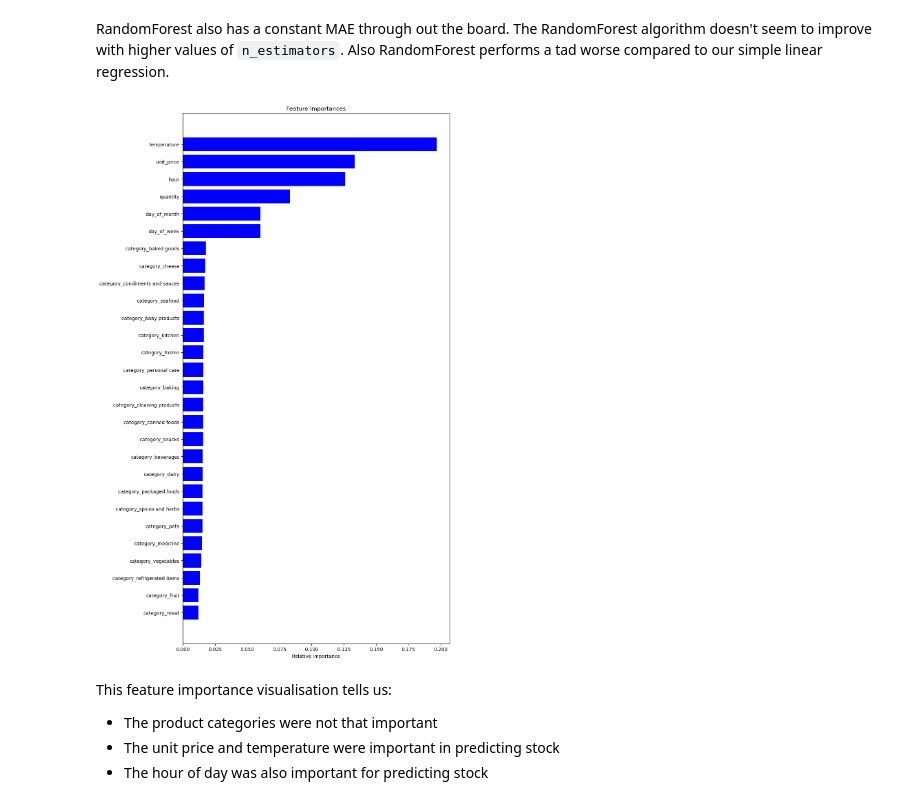
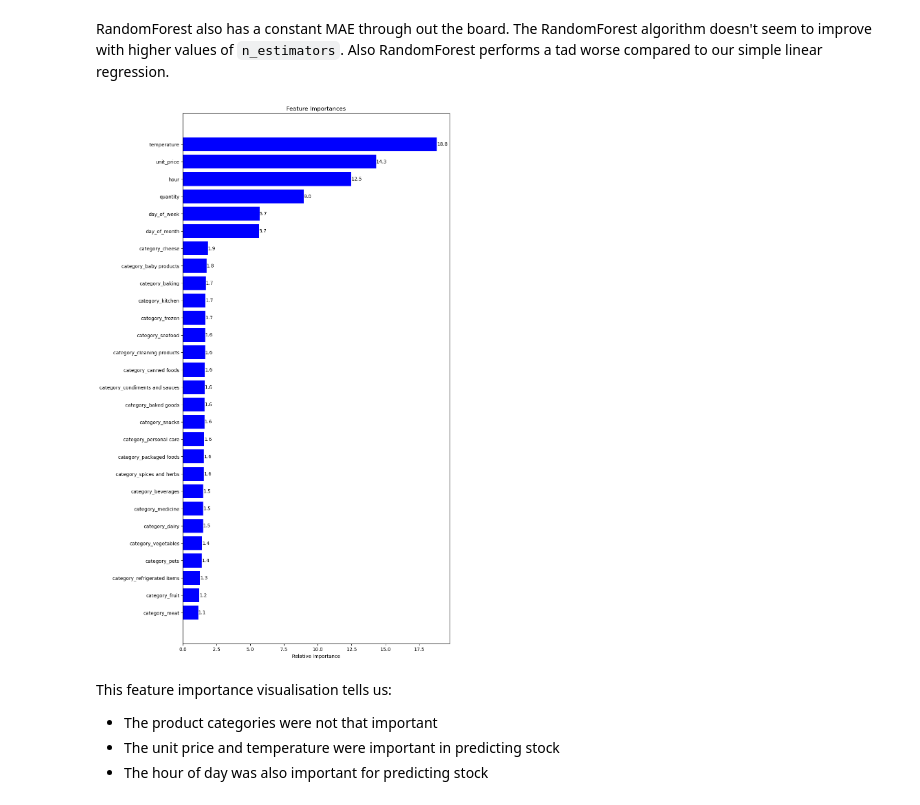
Before and after one commit to NajibAdan/cognizant_ai, a Jupyter notebook: modeling.ipynb, the cells around one changed output. Drawn from its saved outputs; the diff is of its cells as text; code cells hidden in the pictures.

Commit message:
feature importance graph has values for each bar

```diff
--- a/modeling.ipynb
+++ b/modeling.ipynb
@@ -503,17 +496,17 @@ import matplotlib.pyplot as plt
 import numpy as np
 # %%
 features = [i.split("__")[0] for i in X.columns]
-importances = rand_forests[-1].feature_importances_
+importances = rand_forests[-1].feature_importances_ * 100
 indices = np.argsort(importances)
-
 fig, ax = plt.subplots(figsize=(10, 20))
 plt.title('Feature Importances')
-plt.barh(range(len(indices)), importances[indices], color='b', align='center')
+bars = ax.barh(range(len(indices)), importances[indices], color='b', align='center')
+ax.bar_label(bars,fmt='%.1f')
 plt.yticks(range(len(indices)), [features[i] for i in indices])
 plt.xlabel('Relative Importance')
 plt.show()
 # %% [output]
-[figure, old version]
+[figure, new version]
 # %% [markdown]
 This feature importance visualisation tells us:
 
```
Also changed, not shown: parts of 2 cells of this notebook.
